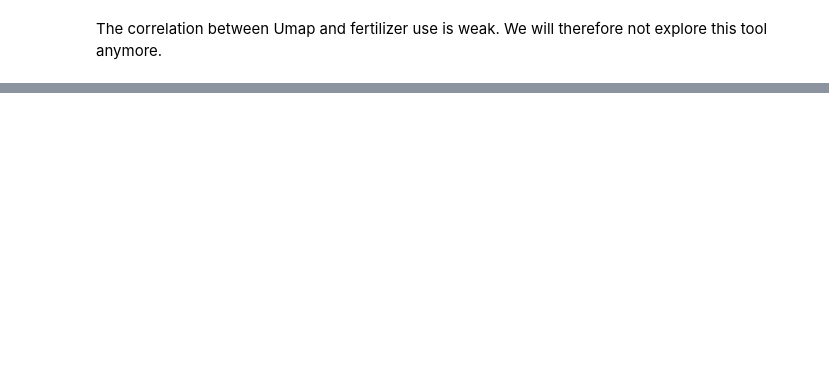
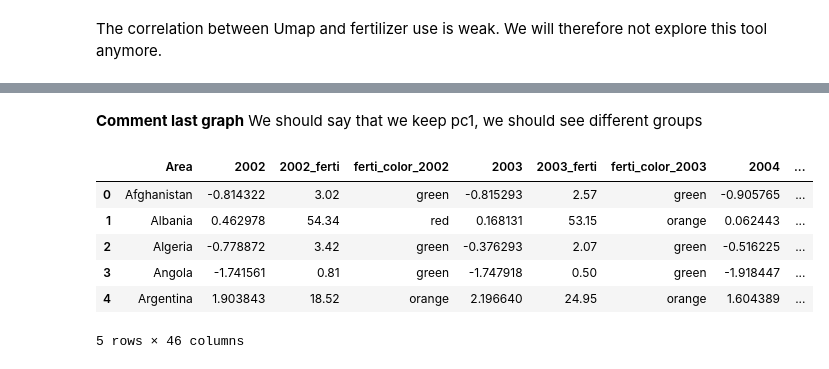
Before and after one commit to amara-slaymaker/ada_project-ada_nakamura, a Jupyter notebook: notebook_reorg.ipynb, the cells around one changed output, grey strips where cells are left out. Cells and saved outputs as stored; diff of their text form; code cells hidden in the pictures; blank space fills up the shorter version.

```diff
--- a/notebook_reorg.ipynb
+++ b/notebook_reorg.ipynb
@@ -591,0 +704,6 @@ PCA
+# %%
+# Applying the PCA and merging with fertilizer values
+pca,grouped_yield_pca = PCA_processing(grouped_yields,'Area', grouped_yields.columns[1:])
+grouped_yield_pca=pd.merge(grouped_yield_pca,fertilizer.loc[:,['Area','Value']],left_on='Area',right_on='Area')
+grouped_yield_pca['ferti_class']=grouped_yield_pca.Value.apply(lambda x: ferti_class(x, grouped_yield_pca.Value))
+grouped_yield_pca.dropna(axis=0, inplace=True)
@@ -591,0 +750,57 @@ PCA
+# %% [markdown]
+**Comment last graph**
+We should say that we keep pc1, we should see different groups
+# %%
+# Instead of attributin value to each group, this function attributes colors
+def ferti_color(x, L):
+    ''' x is the fertilizer value, L is the set of fertilizers values'''
+    if x<np.percentile(L,33):
+        return 'green'
+    elif np.percentile(L,33)<=x<np.percentile(L,66):
+        return 'orange'
+    else:
+        return 'red'
+# %%
+#Creating a dataframe containing for each country : the PC1, the fertilizer use and color group over the year
+pca_ferti_frame=pd.DataFrame(columns=['Area'])
+for year in fertilizer_area.pivot_table(index=['Year Code']).index :
+    grouped_yield=(crops.query('`Element Code` == 5419')
+    .query('`Year Code` == @year')
+    .query('`Item Code` >1000')
+    .query('`Area Code` <300')
+    .pivot(index='Area',columns='Item',values='Value')
+    .drop(columns=['Citrus Fruit,Total','Treenuts,Total','Fibre Crops Primary'])
+    .reset_index()
+    )
+
+    grouped_yield['Cereal']=grouped_yield.loc[:,['Cereals (Rice Milled Eqv)','Cereals,Total','Coarse Grain, Total']].mean(axis=1)#merge strongly correlated columns
+    grouped_yield=grouped_yield.drop(columns=['Cereals (Rice Milled Eqv)','Cereals,Total','Coarse Grain, Total'])
+    grouped_yield=grouped_yield.dropna(axis=0)
+    grouped_yield=grouped_yield.reset_index()
+    grouped_yield.drop(columns=['index'],inplace=True)
+
+    pca,grouped_yield_pca = PCA_processing(grouped_yield,'Area', grouped_yield.columns[1:])
+    grouped_yield_pca.rename(columns={'PC1':str(year)},inplace=True)
+    pca_ferti_frame=pca_ferti_frame.merge(grouped_yield_pca.loc[:,['Area',str(year)]], on='Area',how='outer')
+
+    ferti=(fertilizer_area
+        .query('`Year Code` == @year')
+        .query('`Item Code` ==3102')
+        .query('`Area Code` <300')
+        .pivot(index='Area',columns='Item Code',values='Value')
+        .dropna(axis=0)
+        .reset_index()
+          )
+    ferti.rename(columns={3102:str(year)+'_ferti'},inplace=True)
+    ferti.dropna(axis=0, inplace=True)
+    ferti['ferti_color_'+str(year)]=ferti[str(year)+'_ferti'].apply(lambda x: ferti_color(x, ferti[str(year)+'_ferti']))
+    pca_ferti_frame=pca_ferti_frame.merge(ferti.loc[:,['Area',str(year)+'_ferti','ferti_color_'+str(year)]], on='Area',how='left')
+pca_ferti_frame.head(5)
+# %% [output]
+|  | Area | 2002 | 2002_ferti | ferti_color_2002 | 2003 | 2003_ferti | ferti_color_2003 | 2004 | ... |
+| 0 | Afghanistan | -0.814322 | 3.02 | green | -0.815293 | 2.57 | green | -0.905765 | ... |
+| 1 | Albania | 0.462978 | 54.34 | red | 0.168131 | 53.15 | orange | 0.062443 | ... |
+| 2 | Algeria | -0.778872 | 3.42 | green | -0.376293 | 2.07 | green | -0.516225 | ... |
+| 3 | Angola | -1.741561 | 0.81 | green | -1.747918 | 0.50 | green | -1.918447 | ... |
+| 4 | Argentina | 1.903843 | 18.52 | orange | 2.196640 | 24.95 | orange | 1.604389 | ... |
+5 rows × 46 columns
```
Also changed, not shown: parts of 31 cells of this notebook, 1 other file.
